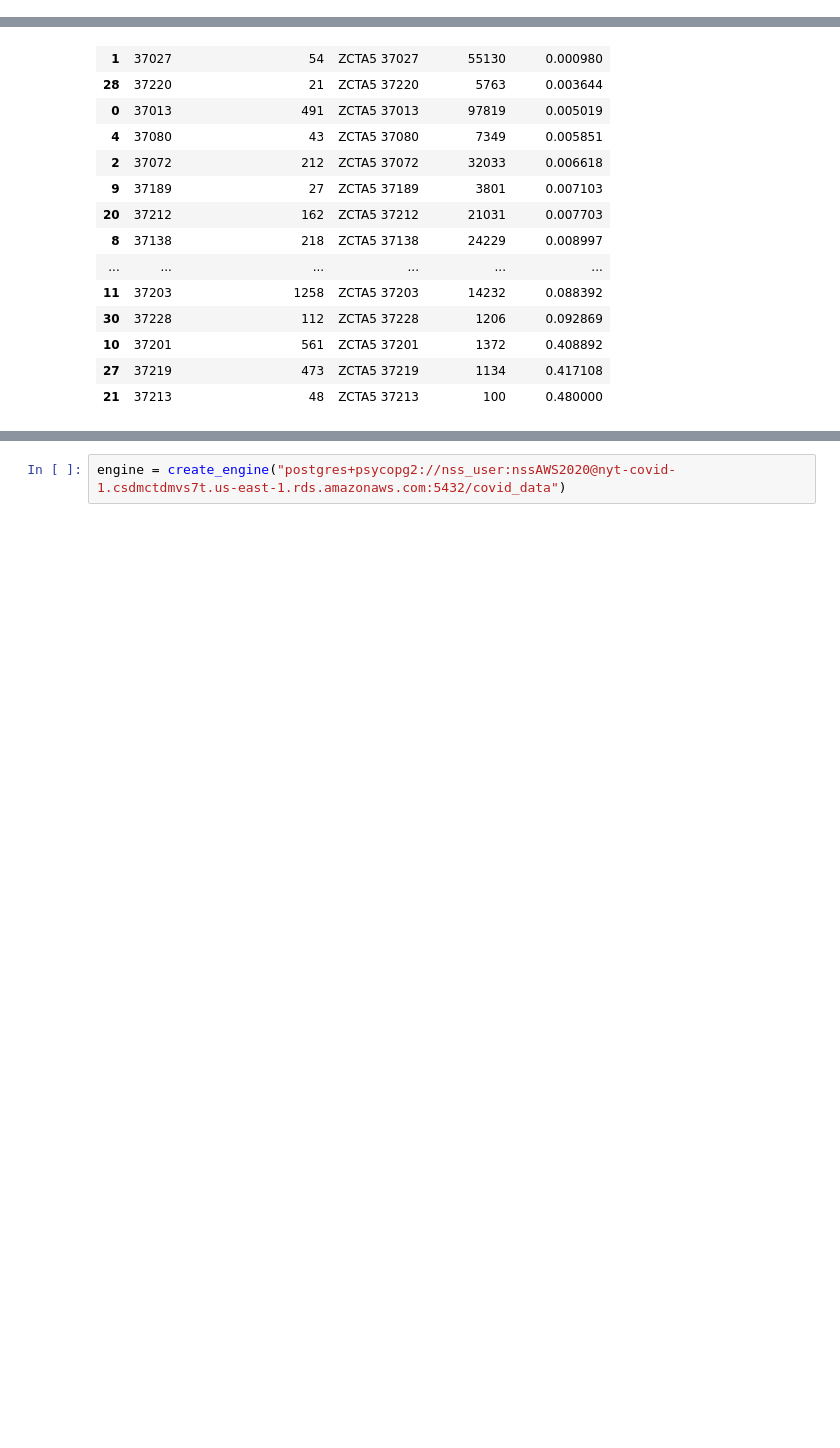
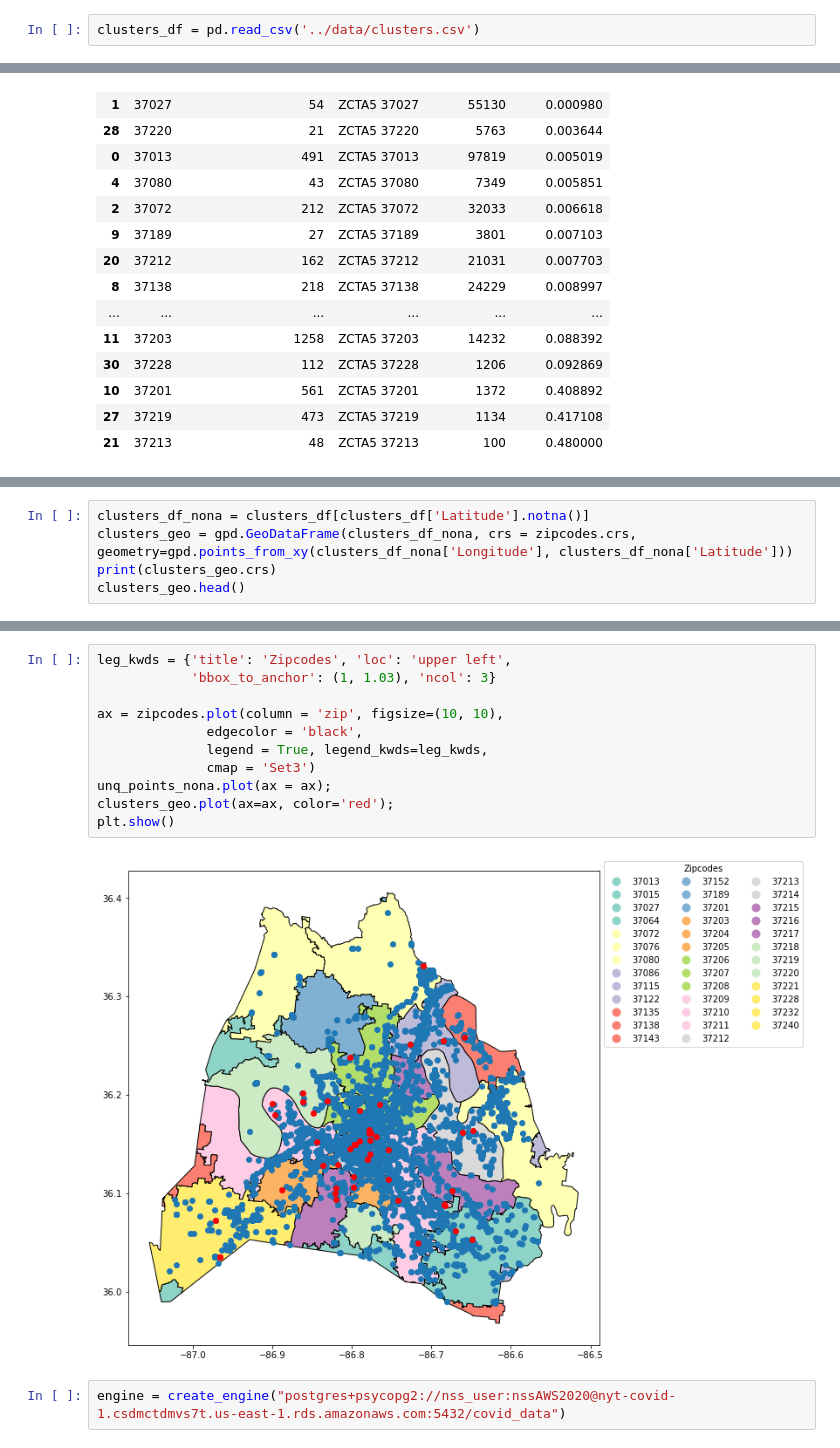
Before and after one commit to KYandow/nashville-covid-violation-reports-Python, a Jupyter notebook: notebooks-ky/Covid Vyrus.ipynb, the cells around one changed output, grey strips where cells are left out. Saved outputs shown, nothing was run; the diff lists cells and outputs as text; blank space fills up the shorter version.

Commit message:
map clusters over violation reqs over zips

```diff
--- a/notebooks-ky/Covid Vyrus.ipynb
+++ b/notebooks-ky/Covid Vyrus.ipynb
@@ -13,6 +13,8 @@ from credentials import server
 biz_df = pd.read_csv('../data/businesses.csv')
 # %%
 hub_df = pd.read_csv('../data/hubNashville__311__Service_Requests.csv', low_memory=False)
+# %%
+clusters_df = pd.read_csv('../data/clusters.csv')
 # %%
 hub_df['Date / Time Opened'] = pd.to_datetime(hub_df['Date / Time Opened'])
 # %%
@@ -175,0 +202,5 @@ req_num_pop_int.sort_values('Req Per Pop')
+# %%
+clusters_df_nona = clusters_df[clusters_df['Latitude'].notna()]
+clusters_geo = gpd.GeoDataFrame(clusters_df_nona, crs = zipcodes.crs, geometry=gpd.points_from_xy(clusters_df_nona['Longitude'], clusters_df_nona['Latitude']))
+print(clusters_geo.crs)
+clusters_geo.head()
@@ -176,3 +215,16 @@ req_num_pop_int.sort_values('Req Per Pop')
+# %%
+leg_kwds = {'title': 'Zipcodes', 'loc': 'upper left',
+            'bbox_to_anchor': (1, 1.03), 'ncol': 3}
+
+ax = zipcodes.plot(column = 'zip', figsize=(10, 10),
+              edgecolor = 'black',
+              legend = True, legend_kwds=leg_kwds,
+              cmap = 'Set3')
+unq_points_nona.plot(ax = ax);
+clusters_geo.plot(ax=ax, color='red');
+plt.show()
+# %% [output]
+[figure, added]
 # %%
 engine = create_engine("postgres+psycopg2://nss_user:nssAWS2020@nyt-covid-1.csdmctdmvs7t.us-east-1.rds.amazonaws.com:5432/covid_data")
 # %%
```
Also changed, not shown: parts of 3 cells of this notebook.
